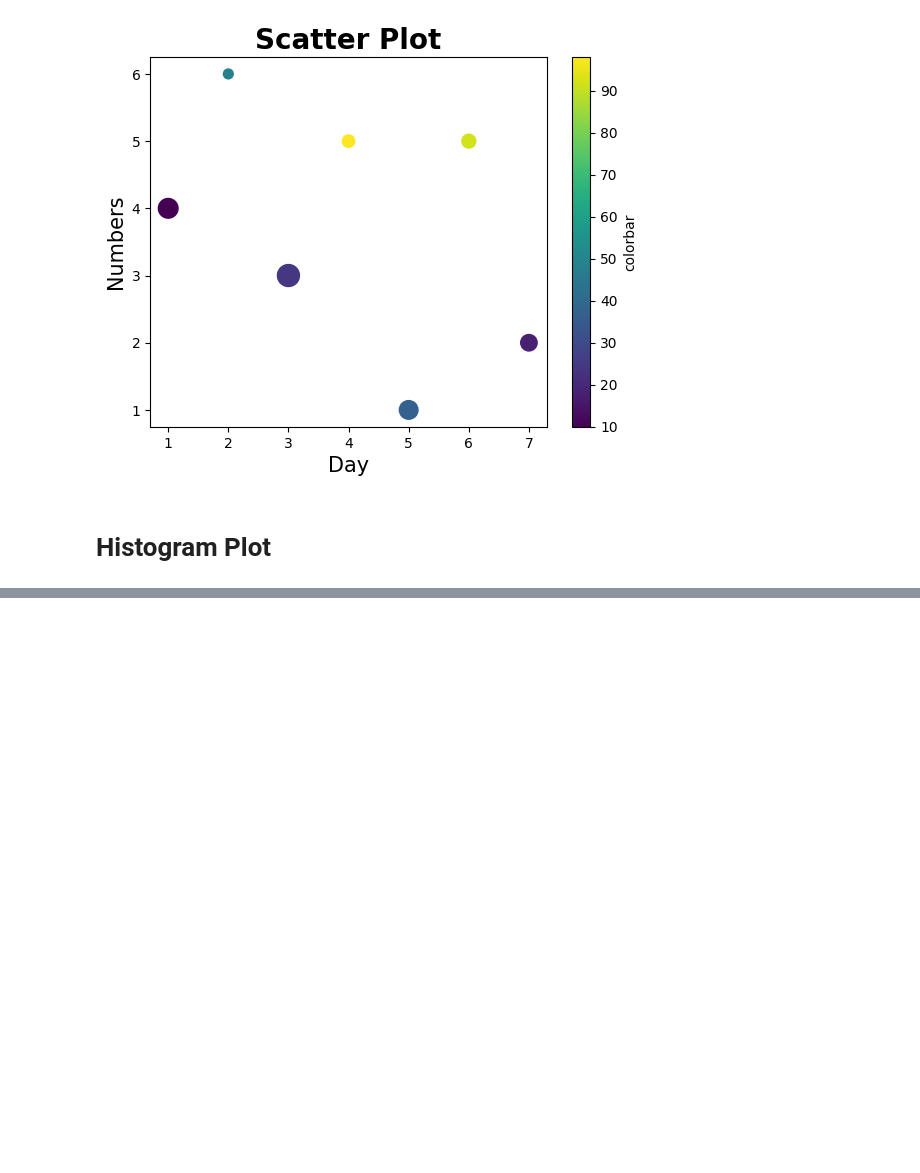
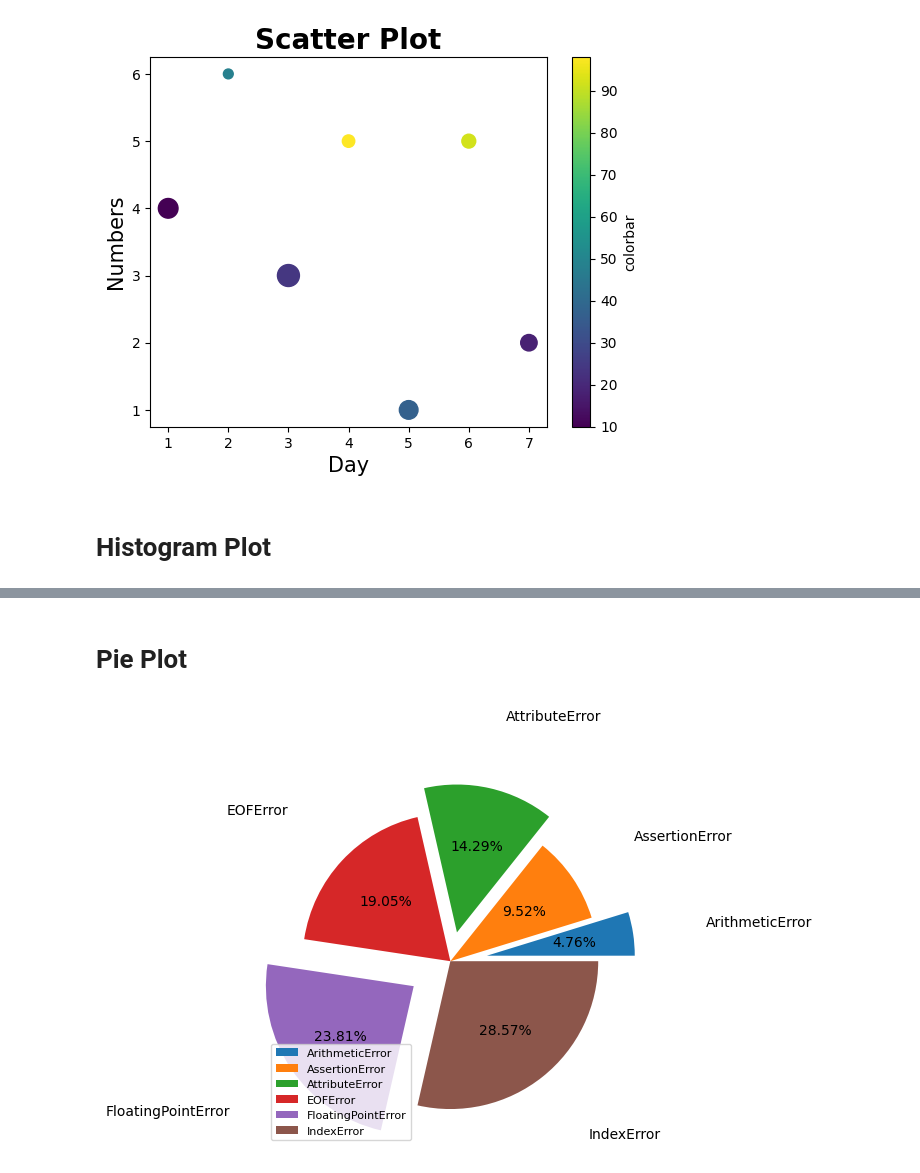
Before and after one commit to rajan-dhinoja/python_libraries, a Jupyter notebook: Matplotlib_Tutorial.ipynb, the cells around one changed output, grey strips where cells are left out. Saved outputs shown, nothing was run; the diff lists cells and outputs as text; code cells hidden in the pictures; blank space fills up the shorter version.

```diff
--- a/Matplotlib_Tutorial.ipynb
+++ b/Matplotlib_Tutorial.ipynb
@@ -134,0 +140,26 @@ plt.show()
+# %% [markdown]
+# Pie Plot
+# %%
+x= [10, 20, 30, 40, 50, 60]
+y = ["ArithmeticError", "AssertionError", "AttributeError", "EOFError", "FloatingPointError", "IndexError"]
+# plt.title("Error Distribution", fontsize=10, fontweight=800)
+ex=[0.25, 0, 0.2, 0, 0.3, 0]
+
+# plt.pie(x, labels=y)
+# plt.pie(x, labels=y, explode=ex, autopct="%0.2f%%")
+# plt.pie(x, labels=y, explode=ex, autopct="%0.2f%%", rotatelabels=True)
+# plt.pie(x, labels=y, explode=ex, autopct="%0.2f%%", startangle=90)
+# plt.pie(x, labels=y, explode=ex, autopct="%0.2f%%", counterclock=False)
+# plt.pie(x, labels=y, explode=ex, autopct="%0.2f%%", shadow=True)
+# plt.pie(x, labels=y, explode=ex, autopct="%0.2f%%", shadow=True, radius=1.2)
+# plt.pie(x, labels=y, explode=ex, autopct="%0.2f%%", shadow=True, radius=1.2, labeldistance=2)
+# plt.pie(x, labels=y, explode=ex, autopct="%0.2f%%", radius=1, labeldistance=1.5 , center=(4,5))
+plt.pie(x, labels=y, explode=ex, autopct="%0.2f%%", radius=1, labeldistance=1.5 )
+# plt.pie(x, labels=y, explode=ex, autopct="%0.2f%%", radius=1.5, labeldistance=1.1 , textprops={'fontsize': 15})
+# plt.pie(x, labels=y, explode=ex, autopct="%0.2f%%", radius=1.5, labeldistance=1.1 , textprops={'fontsize': 15}, wedgeprops={ "edgecolor":"m", "linewidth":3 })
+# plt.pie(x, labels=y, explode=ex, autopct="%0.2f%%", radius=1.5, labeldistance=1.1 , textprops={'fontsize': 15}, wedgeprops={"edgecolor":"m", "linewidth": 3, "width":1, })
+
+plt.legend(loc=3, fontsize=8)
+plt.show()
+# %% [output]
+[figure, added]
```
Also changed, not shown: parts of 5 cells of this notebook.
